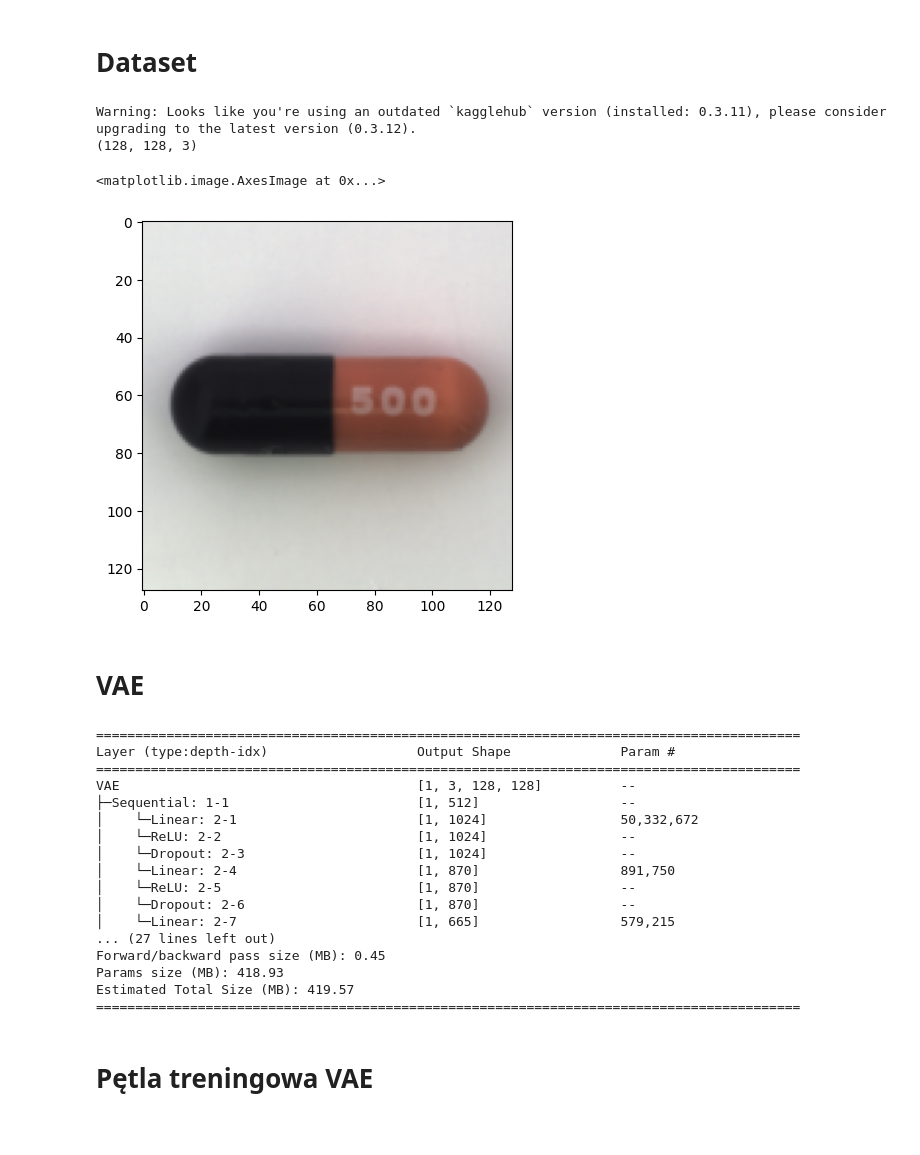
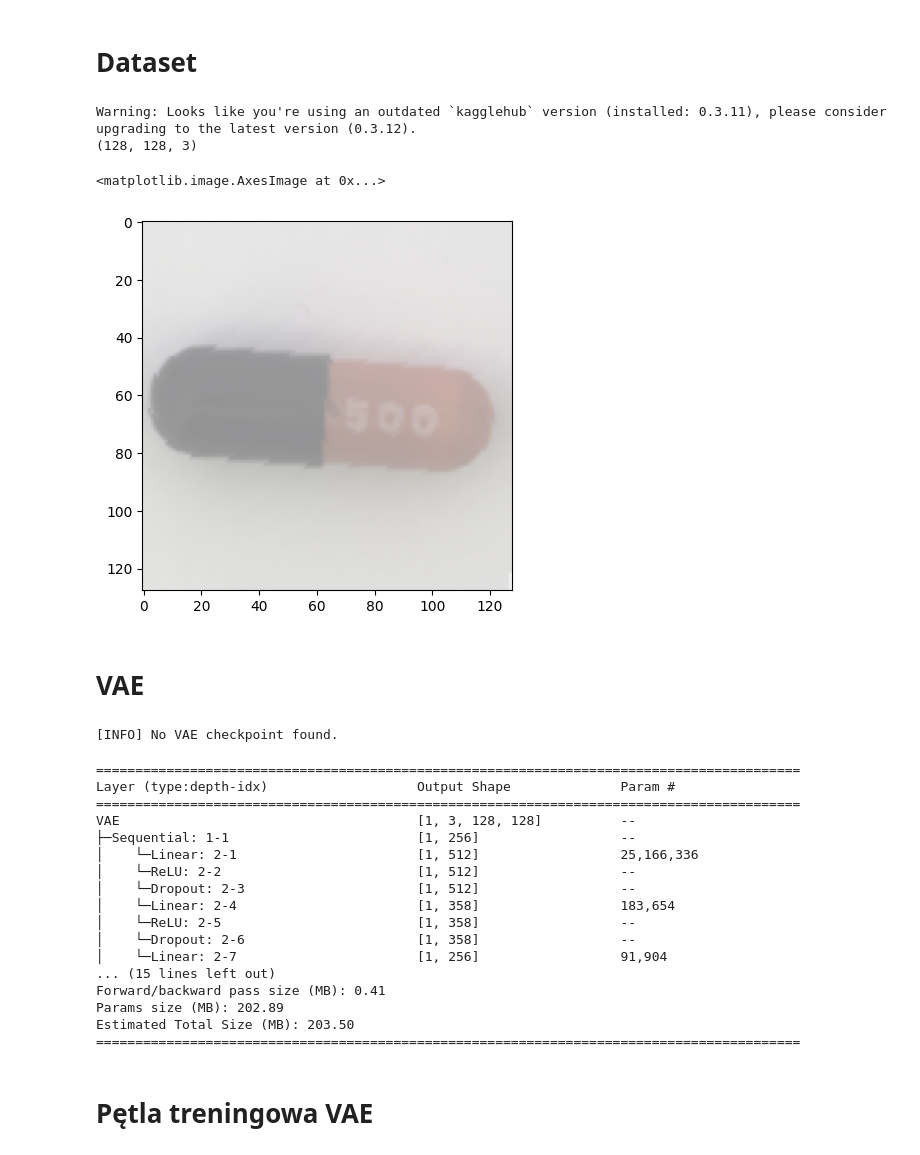
Before and after one commit to buyablemos/ImbalancedDatasetProblem, a Jupyter notebook: research.ipynb, the cells around one changed output. Drawn from its saved outputs; the diff is of its cells as text; code cells hidden in the pictures.

```diff
--- a/research.ipynb
+++ b/research.ipynb
@@ -76,13 +90,15 @@ if CHANNELS==3:
 else:
     normalize = transforms.Normalize(mean=[0.5], std=[0.5])
 
+
 transform = transforms.Compose([
     transforms.Resize((IMG_SIZE, IMG_SIZE)),
-    transforms.ToTensor(),
-    normalize
+    transforms.RandomAffine(degrees=15, translate=(0.05, 0.05), scale=(1.1, 1.15),fill=255),
+    transforms.ColorJitter(brightness=0.2, contrast=0.2),
+    transforms.ToTensor()
 ])
 
-# Ścieżka do danych (zmień na swoją)
+# Ścieżka do danych
 
 path = kagglehub.dataset_download("tladilebohang/capsule-defects")
 
@@ -99,34 +115,34 @@ train_val_indices, test_indices = train_test_split(
 train_indices, val_indices = train_test_split(
     train_val_indices, test_size=0.2, random_state=42, shuffle=True
 )
 
 train_dataset = Subset(dataset, train_indices)
 val_dataset = Subset(dataset, val_indices)
 test_dataset = Subset(dataset, test_indices)
 
 train_loader = DataLoader(train_dataset, batch_size=BATCH_SIZE, shuffle=True)
 val_loader = DataLoader(val_dataset, batch_size=BATCH_SIZE, shuffle=False)
 test_loader = DataLoader(test_dataset, batch_size=BATCH_SIZE, shuffle=False)
 
 
 #Print first image
 data_iter = iter(train_loader)
 images = next(data_iter)  #
 
 image = images[0]
 
 image = (image+1)/2
 
 image = image.permute(1, 2, 0).numpy()
 image = np.array(image)
 print(image.shape)
 
 plt.imshow(image)
 # %% [output]
 Warning: Looks like you're using an outdated `kagglehub` version (installed: 0.3.11), please consider upgrading to the latest version (0.3.12).
 (128, 128, 3)
 <matplotlib.image.AxesImage at 0x...>
-[figure, old version]
+[figure, new version]
 # %% [markdown]
 # VAE
 # %%
@@ -198,37 +201,36 @@ class PerceptualLoss(nn.Module):
 # %%
 # Inicjalizacja
-perceptual_loss = PerceptualLoss().to(device)
-#variational_autoencoder_loss = VariationalAutoencoderLoss()
 
-model = VAE().to(device)
-#model = CNNVAE().to(device)
+model = VAE(device=device,result_dir='results/VAE',load_pretrained=True).to(device)
 
-# model = VariationalAutoencoder(
-#     n_data_features=CHANNELS*IMG_SIZE * IMG_SIZE,  # MNIST pixels
-#     n_encoder_hidden_features=HIDDEN_DIM,  # chosen arbitrarily
-#     n_decoder_hidden_features=HIDDEN_DIM,  # chosen arbitrarily
-#     n_latent_features=LATENT_DIM,  # how many features will be used to represent input
-# ).to(device)
+#model = CNNVAE(device=device,result_dir='results/CNNVAE',load_pretrained=True).to(device)
 
 
-optimizer = torch.optim.Adam(model.parameters(), lr=1e-3)
+if isinstance(model,CNNVAE):
+    result_dir = 'results/CNNVAE'
+
+
+if isinstance(model,VAE):
+    result_dir = 'results/VAE'
+
 dummy_input = torch.zeros(1, CHANNELS, IMG_SIZE, IMG_SIZE).to(device)
 summary(model, input_data=dummy_input)
 # %% [output]
-==========================================================================================
-Layer (type:depth-idx)                   Output Shape              Param #
-==========================================================================================
-VAE                                      [1, 3, 128, 128]          --
-├─Sequential: 1-1                        [1, 512]                  --
-│    └─Linear: 2-1                       [1, 1024]                 50,332,672
-│    └─ReLU: 2-2                         [1, 1024]                 --
-│    └─Dropout: 2-3                      [1, 1024]                 --
-│    └─Linear: 2-4                       [1, 870]                  891,750
-│    └─ReLU: 2-5                         [1, 870]                  --
-│    └─Dropout: 2-6                      [1, 870]                  --
-│    └─Linear: 2-7                       [1, 665]                  579,215
-... (27 lines left out)
-Forward/backward pass size (MB): 0.45
-Params size (MB): 418.93
-Estimated Total Size (MB): 419.57
-==========================================================================================
+[INFO] No VAE checkpoint found.
+==========================================================================================
+Layer (type:depth-idx)                   Output Shape              Param #
+==========================================================================================
+VAE                                      [1, 3, 128, 128]          --
+├─Sequential: 1-1                        [1, 256]                  --
+│    └─Linear: 2-1                       [1, 512]                  25,166,336
+│    └─ReLU: 2-2                         [1, 512]                  --
+│    └─Dropout: 2-3                      [1, 512]                  --
+│    └─Linear: 2-4                       [1, 358]                  183,654
+│    └─ReLU: 2-5                         [1, 358]                  --
+│    └─Dropout: 2-6                      [1, 358]                  --
+│    └─Linear: 2-7                       [1, 256]                  91,904
+... (15 lines left out)
+Forward/backward pass size (MB): 0.41
+Params size (MB): 202.89
+Estimated Total Size (MB): 203.50
+==========================================================================================
```
Also changed, not shown: parts of 15 cells of this notebook, 4 other files.
